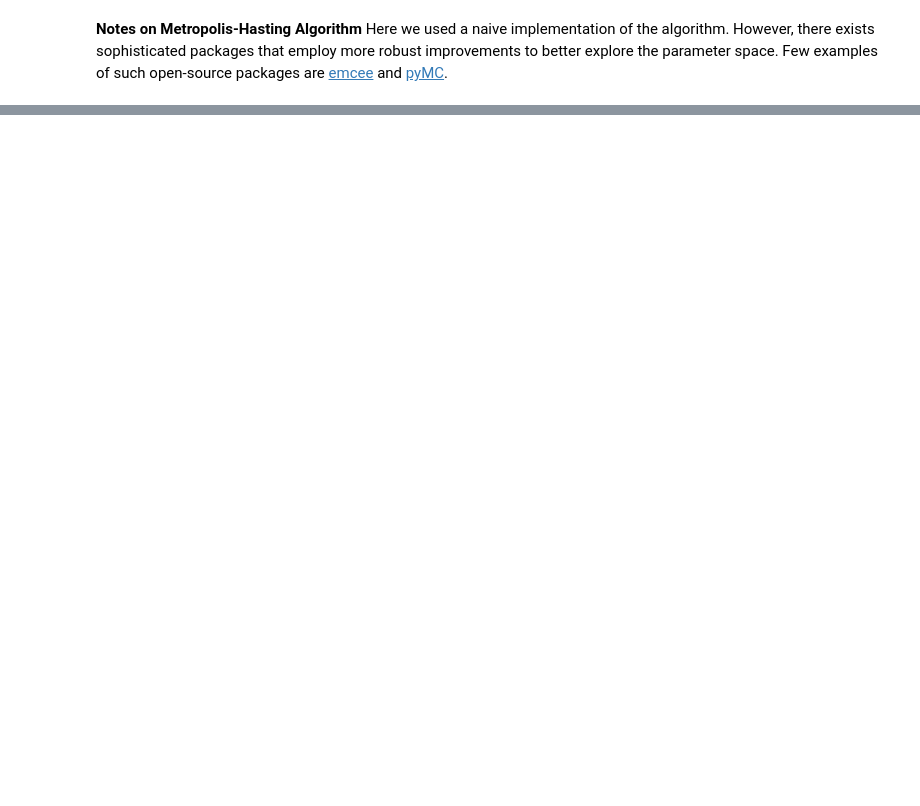
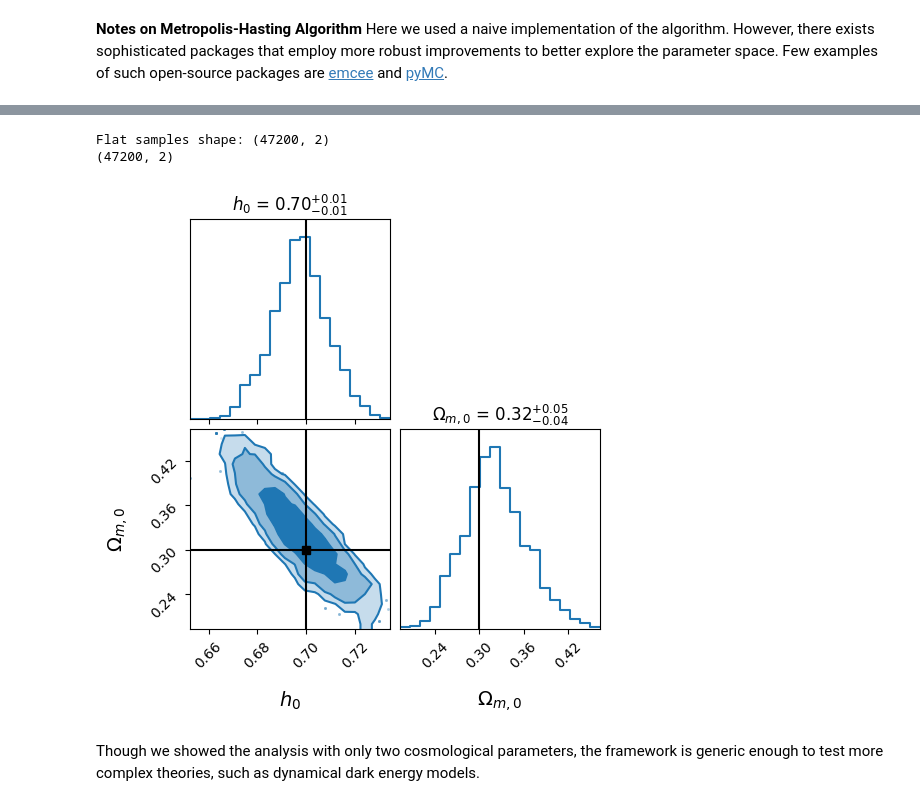
Before and after one commit to sambit-giri/AstronomyCalc, a Jupyter notebook: notebooks/bayesian_inference.ipynb, the cells around one changed output, grey strips where cells are left out. Cells and saved outputs as stored; diff of their text form; code cells hidden in the pictures; blank space fills up the shorter version.

```diff
--- a/notebooks/bayesian_inference.ipynb
+++ b/notebooks/bayesian_inference.ipynb
@@ -392,6 +322,0 @@ def log_probability(param):
-# %%
-print(f'logL({param_true}) =', log_probability(param_true))
-param = [10,0.27,0.73]
-print(f'logL({param}) =', log_probability(param))
-param = [73,0.31,0.69]
-print(f'logL({param}) =', log_probability(param))
@@ -436,0 +429,11 @@ AstronomyCalc.plot_posterior_corner(flat_samples, labels, truths=param_true)
+# %%
+flat_samples = mh_sampler.get_flat_samples(burn_in=50)
+print('Flat samples shape:', flat_samples.shape)
+
+AstronomyCalc.plot_posterior_corner(flat_samples, labels, truths=param_true)
+# %% [output]
+Flat samples shape: (47200, 2)
+(47200, 2)
+[figure, added]
+# %% [markdown]
+Though we showed the analysis with only two cosmological parameters, the framework is generic enough to test more complex theories, such as dynamical dark energy models.
```
Also changed, not shown: parts of 21 cells of this notebook, 5 other files.
